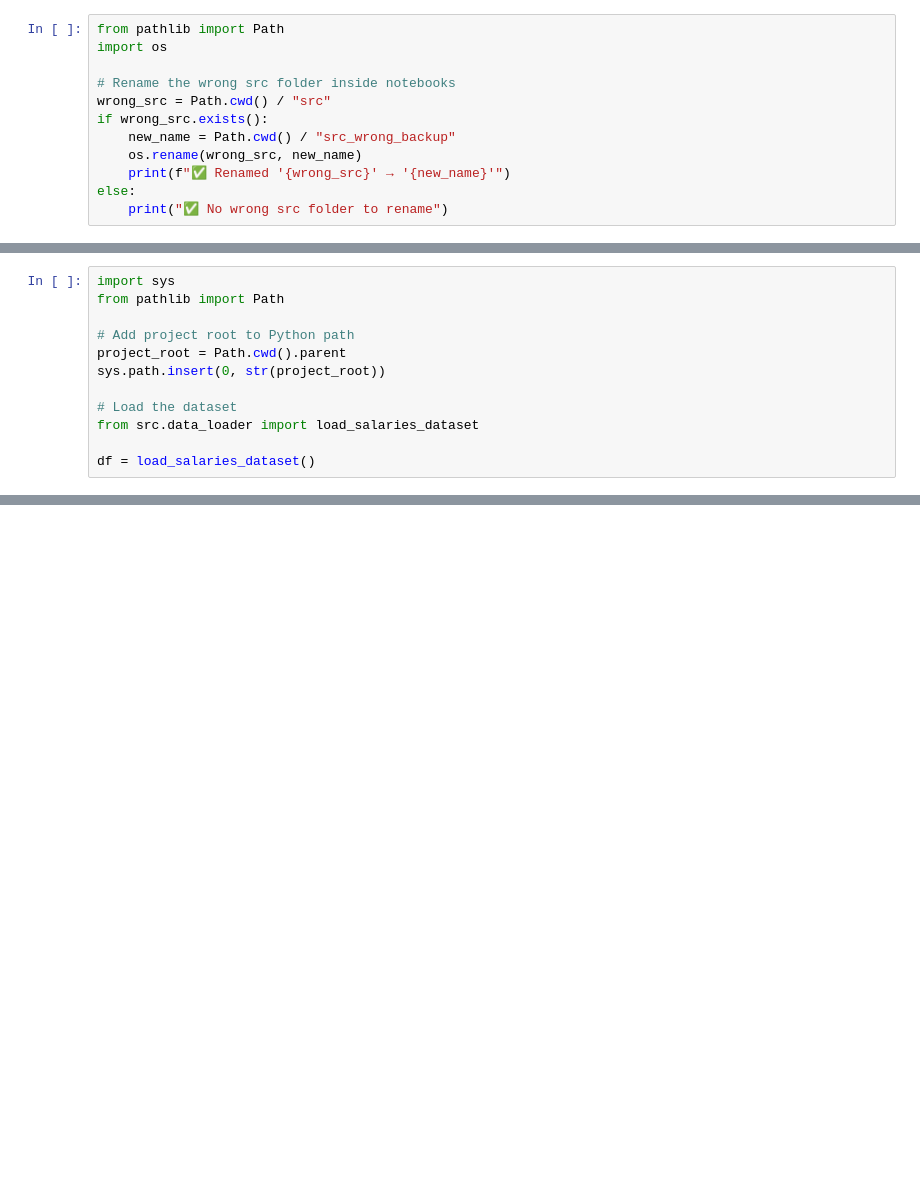
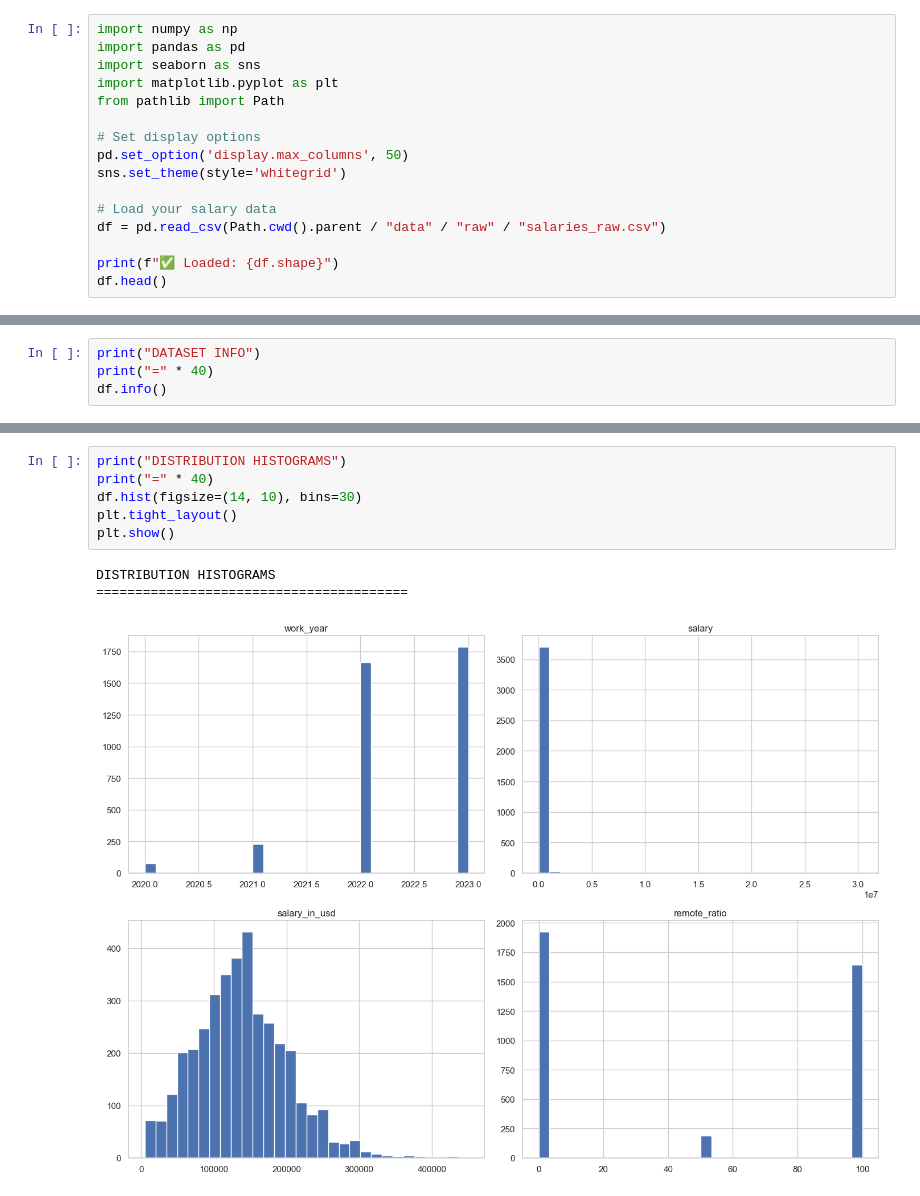
Before and after one commit to Jawad-Mansour/salary-prediction-app, a Jupyter notebook: notebooks/01_data_exploration.ipynb, the cells around one changed output, grey strips where cells are left out. Saved outputs shown, nothing was run; the diff lists cells and outputs as text; blank space fills up the shorter version.

```diff
--- a/notebooks/01_data_exploration.ipynb
+++ b/notebooks/01_data_exploration.ipynb
@@ -1,13 +1,17 @@
 # %%
+import numpy as np
+import pandas as pd
+import seaborn as sns
+import matplotlib.pyplot as plt
 from pathlib import Path
-import os
 
-# Rename the wrong src folder inside notebooks
-wrong_src = Path.cwd() / "src"
-if wrong_src.exists():
-    new_name = Path.cwd() / "src_wrong_backup"
-    os.rename(wrong_src, new_name)
-    print(f"✅ Renamed '{wrong_src}' → '{new_name}'")
-else:
-    print("✅ No wrong src folder to rename")
+# Set display options
+pd.set_option('display.max_columns', 50)
+sns.set_theme(style='whitegrid')
+
+# Load your salary data
+df = pd.read_csv(Path.cwd().parent / "data" / "raw" / "salaries_raw.csv")
+
+print(f"✅ Loaded: {df.shape}")
+df.head()
 # %% [output]
@@ -15,13 +25,5 @@ else:
 # %%
-import sys
-from pathlib import Path
-
-# Add project root to Python path
-project_root = Path.cwd().parent
-sys.path.insert(0, str(project_root))
-
-# Load the dataset
-from src.data_loader import load_salaries_dataset
-
-df = load_salaries_dataset()
+print("DATASET INFO")
+print("=" * 40)
+df.info()
 # %% [output]
@@ -28,0 +176,10 @@ ImportError: cannot import name 'load_salaries_dataset' from 'src.data_loader' (
+# %%
+print("DISTRIBUTION HISTOGRAMS")
+print("=" * 40)
+df.hist(figsize=(14, 10), bins=30)
+plt.tight_layout()
+plt.show()
+# %% [output]
+DISTRIBUTION HISTOGRAMS
+========================================
+[figure, added]
```
Also changed, not shown: parts of 27 cells of this notebook, 5 other files.
